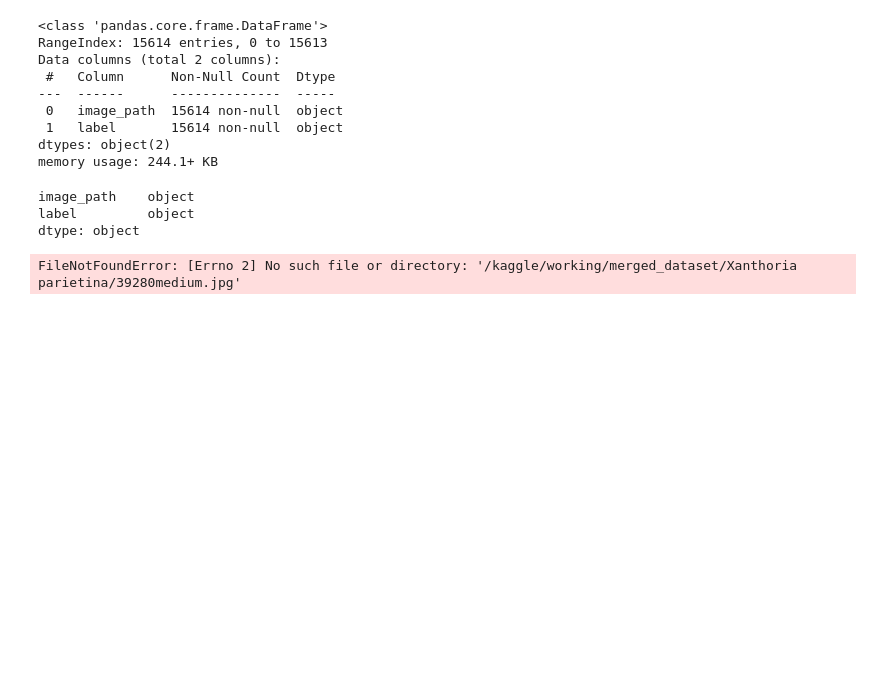
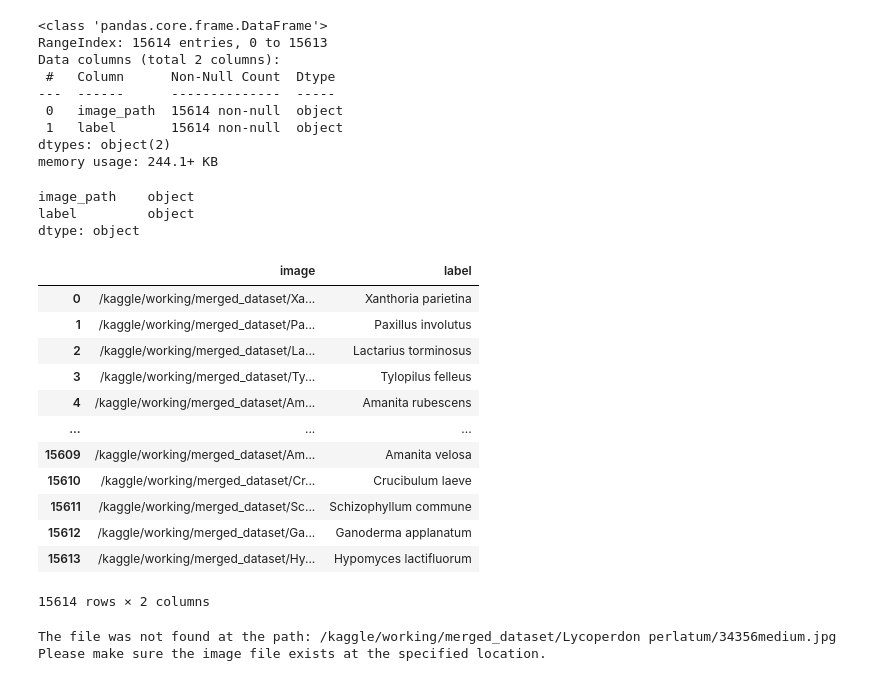
Before and after one commit to CHxNOBODY/CS-01418262, a Jupyter notebook: Project/dataset.ipynb, the cells around one changed output. Drawn from its saved outputs; the diff is of its cells as text; code cells hidden in the pictures; blank space fills up the shorter version.

```diff
--- a/Project/dataset.ipynb
+++ b/Project/dataset.ipynb
@@ -87,11 +87,50 @@ mushroom.dtypes
 image_path    object
 label         object
 dtype: object
+# %%
+mushroom = mushroom.rename(columns={"image_path" : "image"})
+mushroom
+# %% [output]
+|  | image | label |
+| 0 | /kaggle/working/merged_dataset/Xa... | Xanthoria parietina |
+| 1 | /kaggle/working/merged_dataset/Pa... | Paxillus involutus |
+| 2 | /kaggle/working/merged_dataset/La... | Lactarius torminosus |
+| 3 | /kaggle/working/merged_dataset/Ty... | Tylopilus felleus |
+| 4 | /kaggle/working/merged_dataset/Am... | Amanita rubescens |
+| ... | ... | ... |
+| 15609 | /kaggle/working/merged_dataset/Am... | Amanita velosa |
+| 15610 | /kaggle/working/merged_dataset/Cr... | Crucibulum laeve |
+| 15611 | /kaggle/working/merged_dataset/Sc... | Schizophyllum commune |
+| 15612 | /kaggle/working/merged_dataset/Ga... | Ganoderma applanatum |
+| 15613 | /kaggle/working/merged_dataset/Hy... | Hypomyces lactifluorum |
+15614 rows × 2 columns
 # %%
-from IPython.display import Image, display
+import pandas as pd
+import matplotlib.pyplot as plt
+import matplotlib.image as mpimg
 
-for idx, row in mushroom.iterrows():
-    # Change 'image_path' to the actual column name in your CSV
-    display(Image(filename=row['image_path'], width=200))
+# Read the CSV file
+df = pd.read_csv('train.csv')
+
+# Get the path of the first image
+# IMPORTANT: Replace this with a path that you can access on your system
+image_path = df['image_path'][0]
+
+# Now, let's try to display an image.
+# Since I cannot access your local files, I will use a placeholder.
+# In your own environment, you can use the 'image_path' variable directly.
+try:
+    # Read the image from the file
+    img = mpimg.imread(image_path)
+
+    # Display the image
+    plt.imshow(img)
+    plt.axis('off')  # Hide the axes
+    plt.show()
+
+except FileNotFoundError:
+    print(f"The file was not found at the path: {image_path}")
+    print("Please make sure the image file exists at the specified location.")
 # %% [output]
-FileNotFoundError: [Errno 2] No such file or directory: '/kaggle/working/merged_dataset/Xanthoria parietina/39280medium.jpg'
+The file was not found at the path: /kaggle/working/merged_dataset/Lycoperdon perlatum/34356medium.jpg
+Please make sure the image file exists at the specified location.
```
Also changed, not shown: parts of 1 cell of this notebook, 2 other files.
